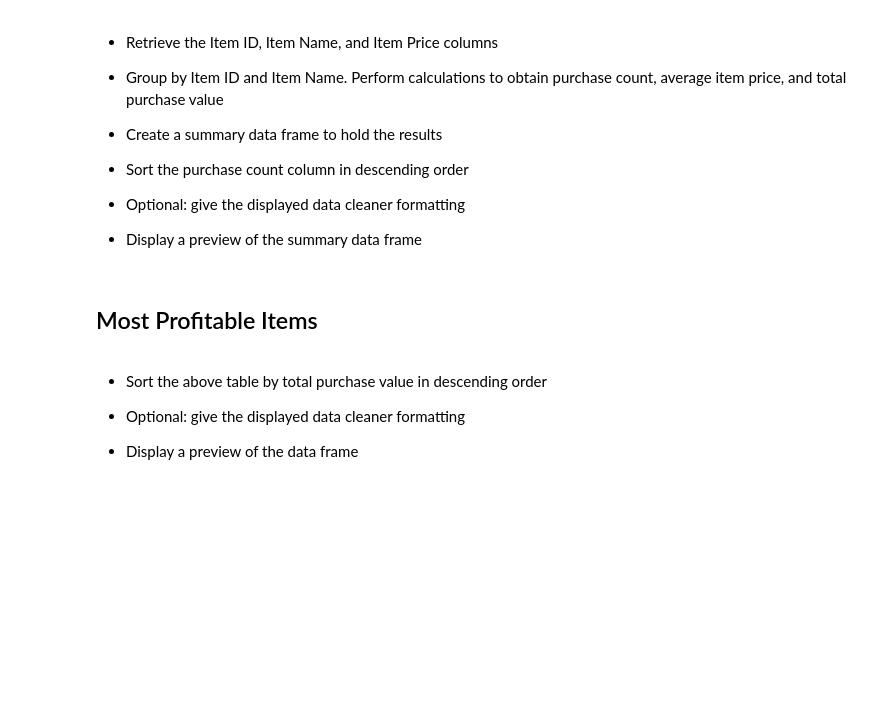
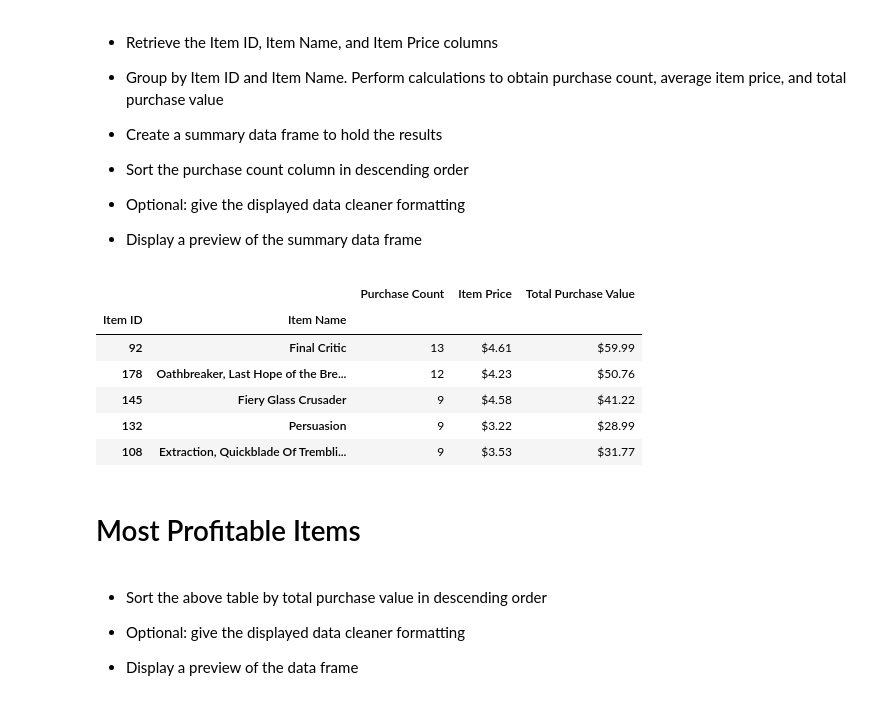
Before and after one commit to Fraolabebe/pandas-challenge, a Jupyter notebook: Case/1-Instructions/HeroesOfPymoli/HeroesOfPymoli_starter.ipynb, the cells around one changed output. Cells and saved outputs as stored; diff of their text form; code cells hidden in the pictures; blank space fills up the shorter version.

```diff
--- a/Case/1-Instructions/HeroesOfPymoli/HeroesOfPymoli_starter.ipynb
+++ b/Case/1-Instructions/HeroesOfPymoli/HeroesOfPymoli_starter.ipynb
@@ -355,5 +334,33 @@ total_purchase_value["Total Purchase Value"] = total_purchase_value
+# %%
+# Create new data frame and grouping by "Item ID"first, "then Item Name"
+items = purchase_data[["Item ID", "Item Name", "Price"]]
+item_group = items.groupby(["Item ID","Item Name"])
+
+# Perform calculations to obtain purchase count, average item price, and total purchase value
+Item_count = item_group["Price"].count()
+purchase_value = item_group["Price"].sum()
+avg_item_price = item_group["Price"].mean()
+
+# Create data frame with obtained values
+Popular_item_df = pd.DataFrame({"Purchase Count": Item_count, "Item Price": item_price,
+                                "Total Purchase Value":purchase_value})
+
+# Sort the purchase count column in descending order
+sorted_item = Popular_item_df.sort_values(["Purchase Count"], ascending=False).head()
+
+# Formatting Item price and Total purchase value
+popular_formatted.style.format({"Item Price":"${:,.2f}",
+                                "Total Purchase Value":"${:,.2f}"})
+# %% [output]
+|  |  | Purchase Count | Item Price | Total Purchase Value |
+| Item ID | Item Name |  |  |  |
+| 92 | Final Critic | 13 | $4.61 | $59.99 |
+| 178 | Oathbreaker, Last Hope of the Bre... | 12 | $4.23 | $50.76 |
+| 145 | Fiery Glass Crusader | 9 | $4.58 | $41.22 |
+| 132 | Persuasion | 9 | $3.22 | $28.99 |
+| 108 | Extraction, Quickblade Of Trembli... | 9 | $3.53 | $31.77 |
 # %% [markdown]
-## Most Profitable Items
+# Most Profitable Items
 # %% [markdown]
 * Sort the above table by total purchase value in descending order
 
```
Also changed, not shown: parts of 4 cells of this notebook, 5 other files.
